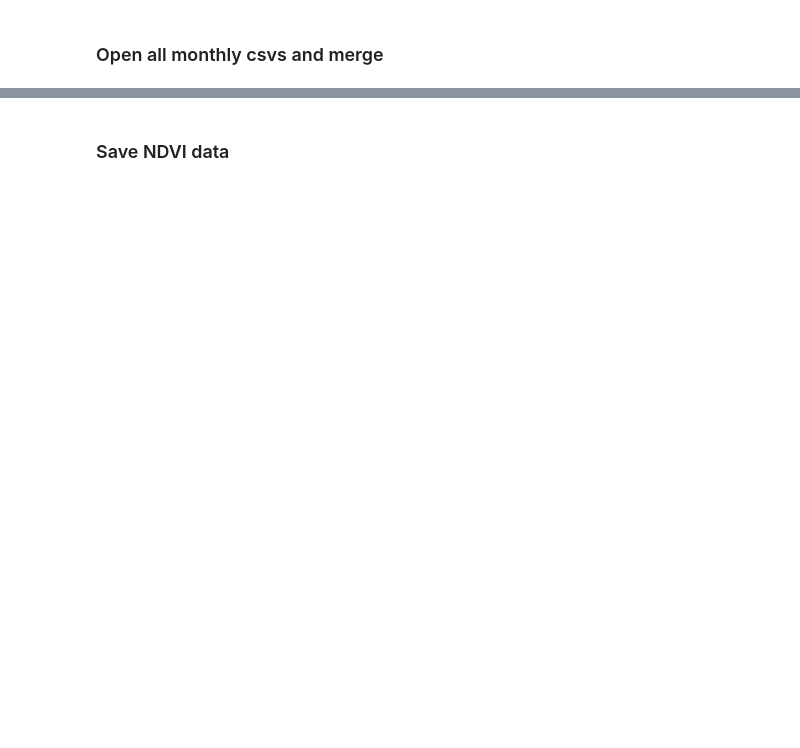
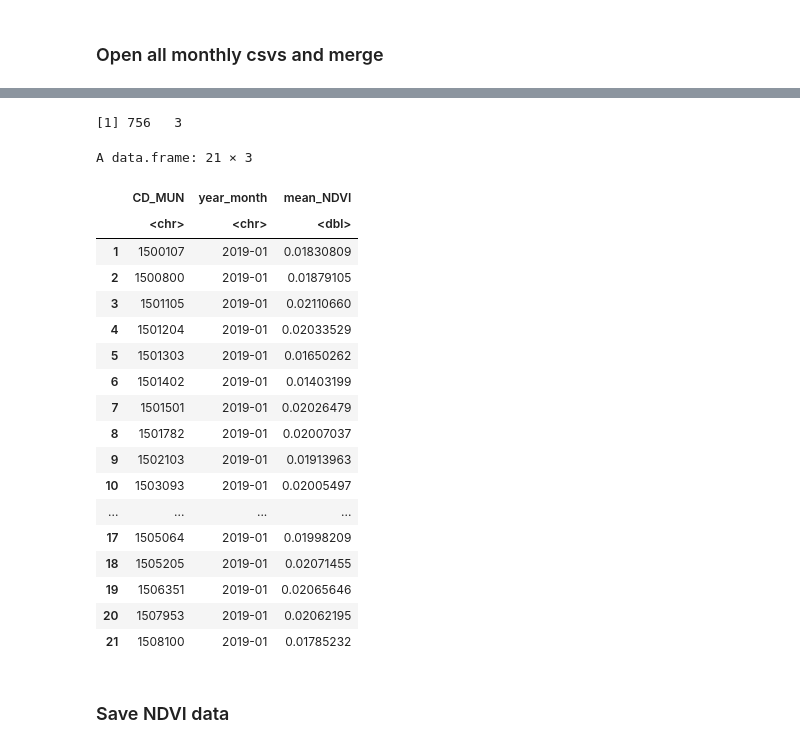
Before and after one commit to Harmonize-Brazil/annual-meeting-bdclab-demo, a Jupyter notebook: 3.compute_ndvi_csv.ipynb, the cells around one changed output, grey strips where cells are left out. Drawn from its saved outputs; the diff is of its cells as text; code cells hidden in the pictures; blank space fills up the shorter version.

```diff
--- a/3.compute_ndvi_csv.ipynb
+++ b/3.compute_ndvi_csv.ipynb
@@ -331,0 +417,45 @@ mosaic_csvs_filepaths
+# %%
+pixels_ndvi_to_feature_mean <- function(csv_filepath){
+  st <- Sys.time()
+
+  # Get date from filename
+  csv_filename <- basename(csv_filepath)
+  year_month <- str_extract(csv_filename, "\\d{4}-\\d{2}")
+
+  pixels_ndvi <- read.csv(csv_filepath) %>%
+    select(-X) %>%
+    group_by(ID) %>%
+    summarize(
+      mean_NDVI = mean(NDVI, na.rm = TRUE)
+    )
+  # head(pixels_ndvi)
+
+  shape_with_id <- shape_df %>%
+    select(CD_MUN) %>%
+    mutate(ID = as.integer(rownames(shape_df)))
+  # head(shape_with_id)
+
+  merge_mean_with_shape <- merge(pixels_ndvi, shape_with_id, by="ID") %>%
+    mutate(year_month = year_month) %>%
+    mutate(mean_NDVI = mean_NDVI * 0.0001) %>%
+    select(c("CD_MUN", "year_month", "mean_NDVI"))
+  # dim(merge_mean_with_shape)
+  # head(merge_mean_with_shape)
+
+  proc_time_s <- difftime(Sys.time(), st, units = "secs")
+  print(paste0("Execution time: ", proc_time_s, " seconds"))
+
+  return(merge_mean_with_shape)
+}
+
+# Read each mean NDVI csv, merge with original shapefile and set year_month
+list_ndvi_means <- lapply(mosaic_csvs_filepaths, pixels_ndvi_to_feature_mean)
+# Bind all dataframes in one big
+df_ndvi_means <- do.call(rbind, list_ndvi_means)
+
+dim(df_ndvi_means)
+head(df_ndvi_means, 21)
+
+# pixels_ndvi_to_feature_mean("mosaic_by_month_csvs/SENTINEL-2_MSI_MOSAIC_2019-01-01_2019-01-01_NDVI_v1.csv")
+# pixels_ndvi_to_feature_mean("mosaic_by_month_csvs/SENTINEL-2_MSI_MOSAIC_2019-02-01_2019-02-01_NDVI_v1.csv")
+# %% [output]
@@ -332,3 +479,23 @@ mosaic_csvs_filepaths
+[1] 756   3
+A data.frame: 21 × 3
+|  | CD_MUN | year_month | mean_NDVI |
+|  | <chr> | <chr> | <dbl> |
+| 1 | 1500107 | 2019-01 | 0.01830809 |
+| 2 | 1500800 | 2019-01 | 0.01879105 |
+| 3 | 1501105 | 2019-01 | 0.02110660 |
+| 4 | 1501204 | 2019-01 | 0.02033529 |
+| 5 | 1501303 | 2019-01 | 0.01650262 |
+| 6 | 1501402 | 2019-01 | 0.01403199 |
+| 7 | 1501501 | 2019-01 | 0.02026479 |
+| 8 | 1501782 | 2019-01 | 0.02007037 |
+| 9 | 1502103 | 2019-01 | 0.01913963 |
+| 10 | 1503093 | 2019-01 | 0.02005497 |
+| ... | ... | ... | ... |
+| 17 | 1505064 | 2019-01 | 0.01998209 |
+| 18 | 1505205 | 2019-01 | 0.02071455 |
+| 19 | 1506351 | 2019-01 | 0.02065646 |
+| 20 | 1507953 | 2019-01 | 0.02062195 |
+| 21 | 1508100 | 2019-01 | 0.01785232 |
 # %% [markdown]
 ### Save NDVI data
 # %%
```
Also changed, not shown: parts of 18 cells of this notebook.
